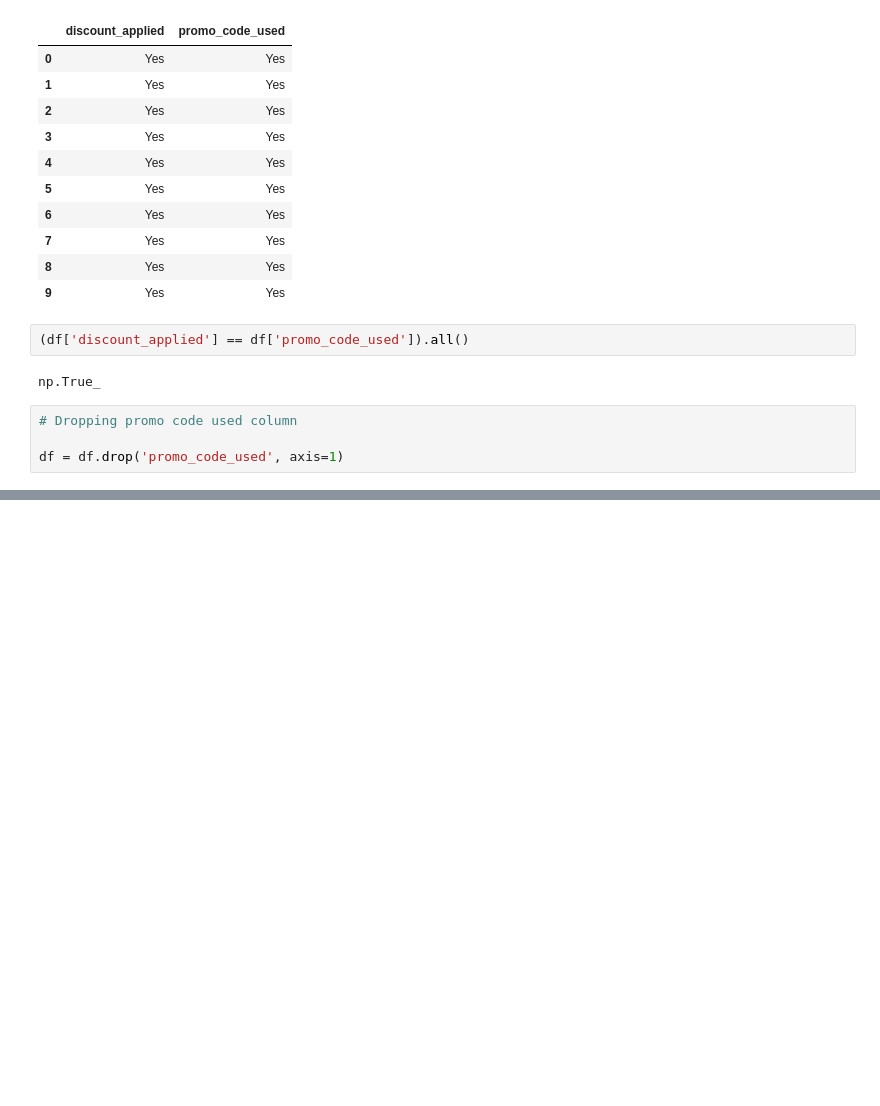
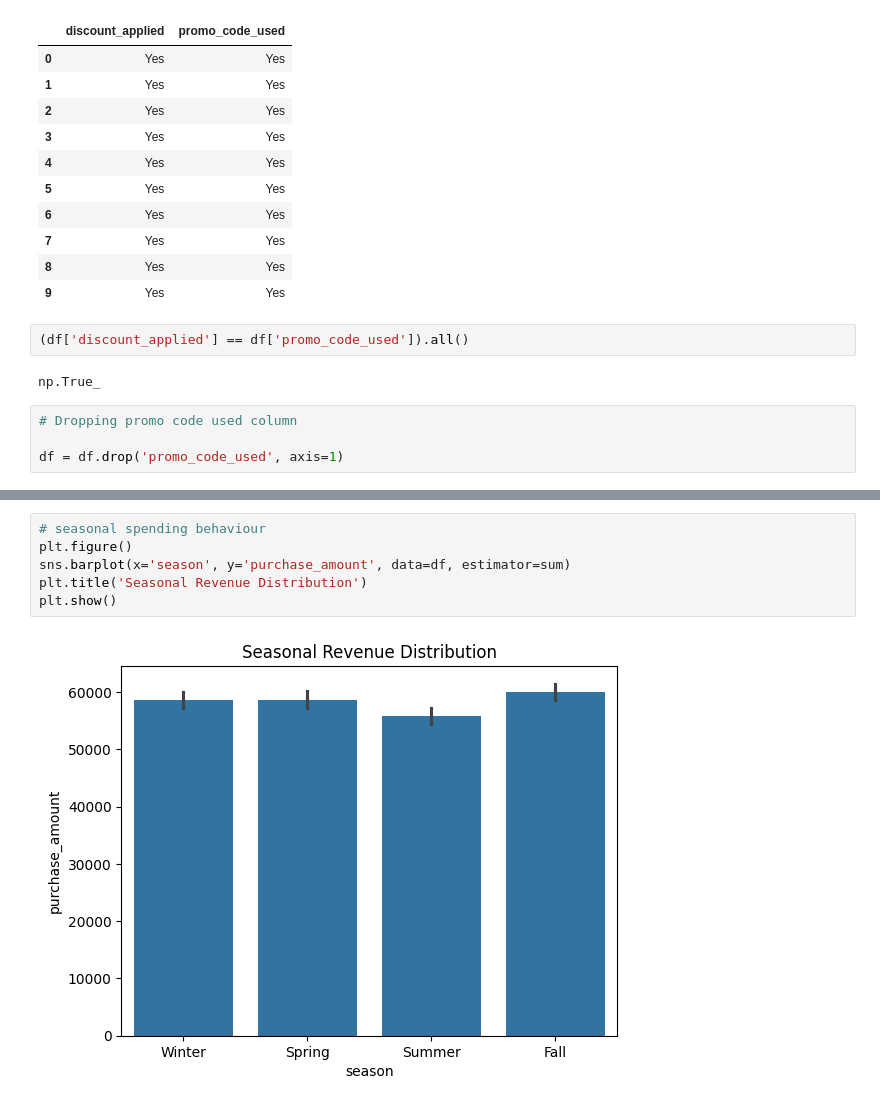
Before and after one commit to HarshChaturvedi19/customers_trends_analysis, a Jupyter notebook: customer_analysis.ipynb, the cells around one changed output, grey strips where cells are left out. Saved outputs shown, nothing was run; the diff lists cells and outputs as text; blank space fills up the shorter version.

```diff
--- a/customer_analysis.ipynb
+++ b/customer_analysis.ipynb
@@ -185,0 +232,8 @@ df = df.drop('promo_code_used', axis=1)
+# %%
+# seasonal spending behaviour
+plt.figure()
+sns.barplot(x='season', y='purchase_amount', data=df, estimator=sum)
+plt.title('Seasonal Revenue Distribution')
+plt.show()
+# %% [output]
+[figure, added]
```
Also changed, not shown: parts of 6 cells of this notebook.
